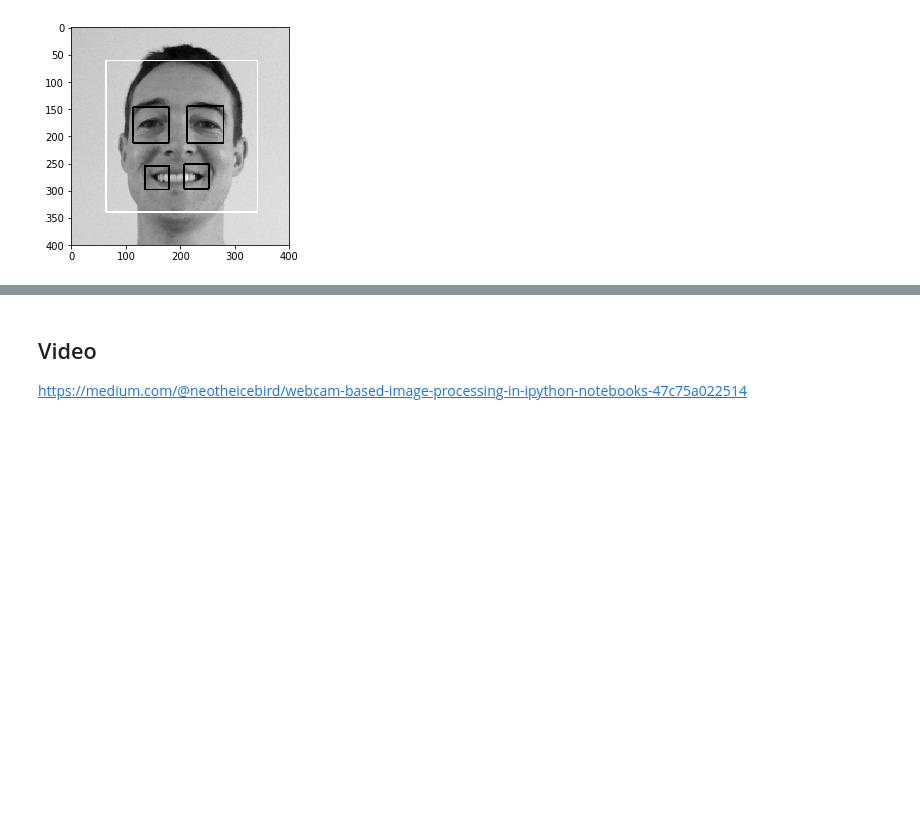
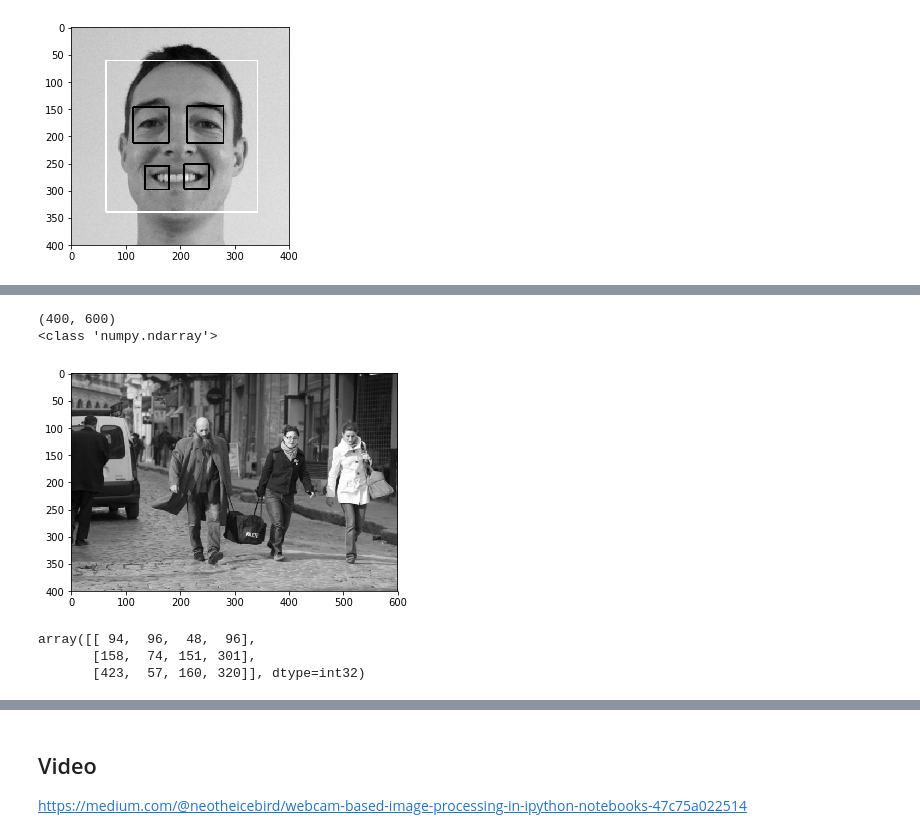
Before and after one commit to robmarkcole/Useful-python, a Jupyter notebook: OpenCV/openCV 9-9-2018.ipynb, the cells around one changed output, grey strips where cells are left out. Cells and saved outputs as stored; diff of their text form; code cells hidden in the pictures; blank space fills up the shorter version.

Commit message:
Adds people

```diff
--- a/OpenCV/openCV 9-9-2018.ipynb
+++ b/OpenCV/openCV 9-9-2018.ipynb
@@ -109,0 +117,13 @@ plt.imshow(img, cmap='gray');
+# %%
+img_file = 'people.jpg'
+# %%
+img = cv2.imread(img_file,0)
+h,w = img.shape[:2]
+print(img.shape)
+print(type(img))
+plt.imshow(img, cmap='gray')
+plt.show()
+# %% [output]
+(400, 600)
+<class 'numpy.ndarray'>
+[figure, added]
@@ -109,0 +132,6 @@ plt.imshow(img, cmap='gray');
+# %%
+people
+# %% [output]
+array([[ 94,  96,  48,  96],
+       [158,  74, 151, 301],
+       [423,  57, 160, 320]], dtype=int32)
```
Also changed, not shown: parts of 4 cells of this notebook, 2 other files.
